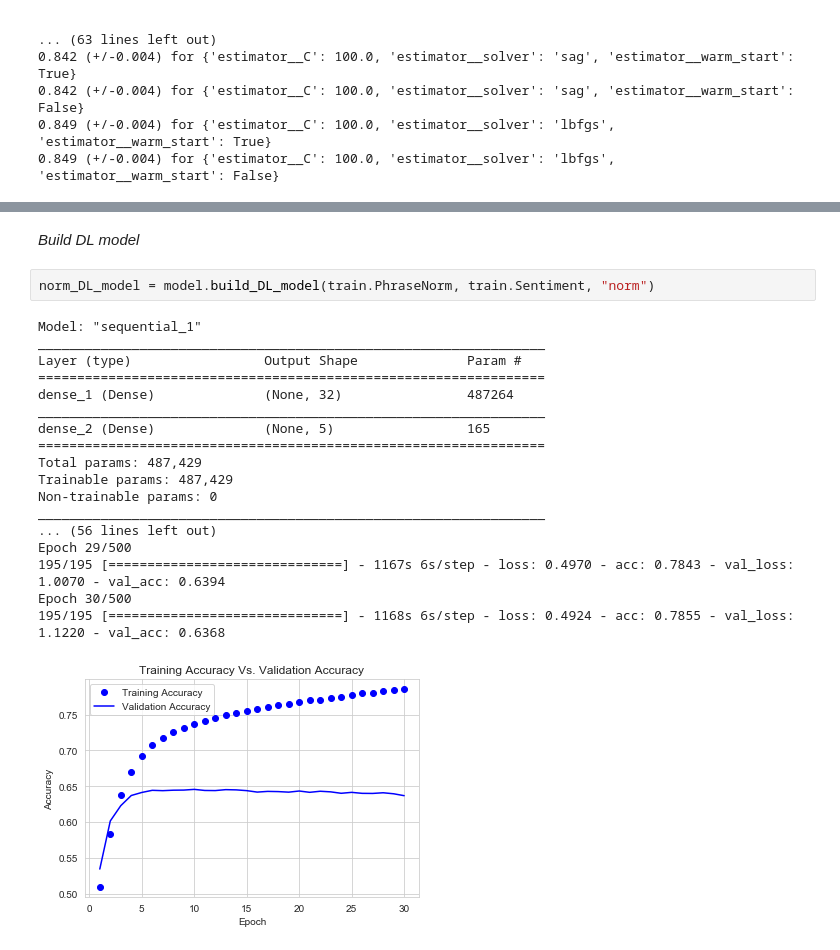
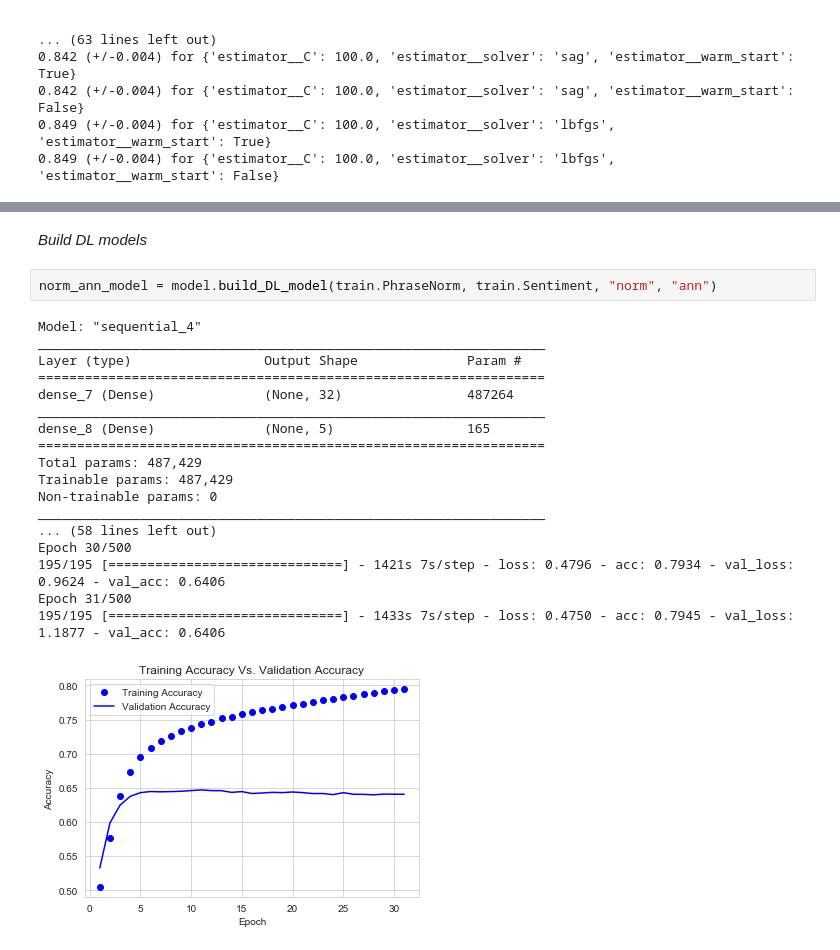
Before and after one commit to nt-ds/sentiment-analysis-on-movie-reviews, a Jupyter notebook: notebooks/03_models_normal_data.ipynb, the cells around one changed output, grey strips where cells are left out. Saved outputs shown, nothing was run; the diff lists cells and outputs as text.

```diff
--- a/notebooks/03_models_normal_data.ipynb
+++ b/notebooks/03_models_normal_data.ipynb
@@ -92,25 +92,25 @@ OneVsRestClassifier(estimator=RandomForestClassifier(bootstrap=True,
 0.827 (+/-0.001) for {'estimator__class_weight': None, 'estimator__criterion': 'entropy', 'estimator__min_samples_split': 10}
 0.827 (+/-0.001) for {'estimator__class_weight': None, 'estimator__criterion': 'entropy', 'estimator__min_samples_split': 25}
 # %% [markdown]
-_Build DL model_
+_Build DL models_
 # %%
-norm_DL_model = model.build_DL_model(train.PhraseNorm, train.Sentiment, "norm")
+norm_ann_model = model.build_DL_model(train.PhraseNorm, train.Sentiment, "norm", "ann")
 # %% [output]
-Model: "sequential_1"
+Model: "sequential_4"
 _________________________________________________________________
 Layer (type)                 Output Shape              Param #
 =================================================================
-dense_1 (Dense)              (None, 32)                487264
+dense_7 (Dense)              (None, 32)                487264
 _________________________________________________________________
-dense_2 (Dense)              (None, 5)                 165
+dense_8 (Dense)              (None, 5)                 165
 =================================================================
 Total params: 487,429
 Trainable params: 487,429
 Non-trainable params: 0
 _________________________________________________________________
-... (56 lines left out)
-Epoch 29/500
-195/195 [==============================] - 1167s 6s/step - loss: 0.4970 - acc: 0.7843 - val_loss: 1.0070 - val_acc: 0.6394
+... (58 lines left out)
 Epoch 30/500
-195/195 [==============================] - 1168s 6s/step - loss: 0.4924 - acc: 0.7855 - val_loss: 1.1220 - val_acc: 0.6368
+195/195 [==============================] - 1421s 7s/step - loss: 0.4796 - acc: 0.7934 - val_loss: 0.9624 - val_acc: 0.6406
+Epoch 31/500
+195/195 [==============================] - 1433s 7s/step - loss: 0.4750 - acc: 0.7945 - val_loss: 1.1877 - val_acc: 0.6406
-[figure, old version]
+[figure, new version]
```
Also changed, not shown: parts of 5 cells of this notebook.
